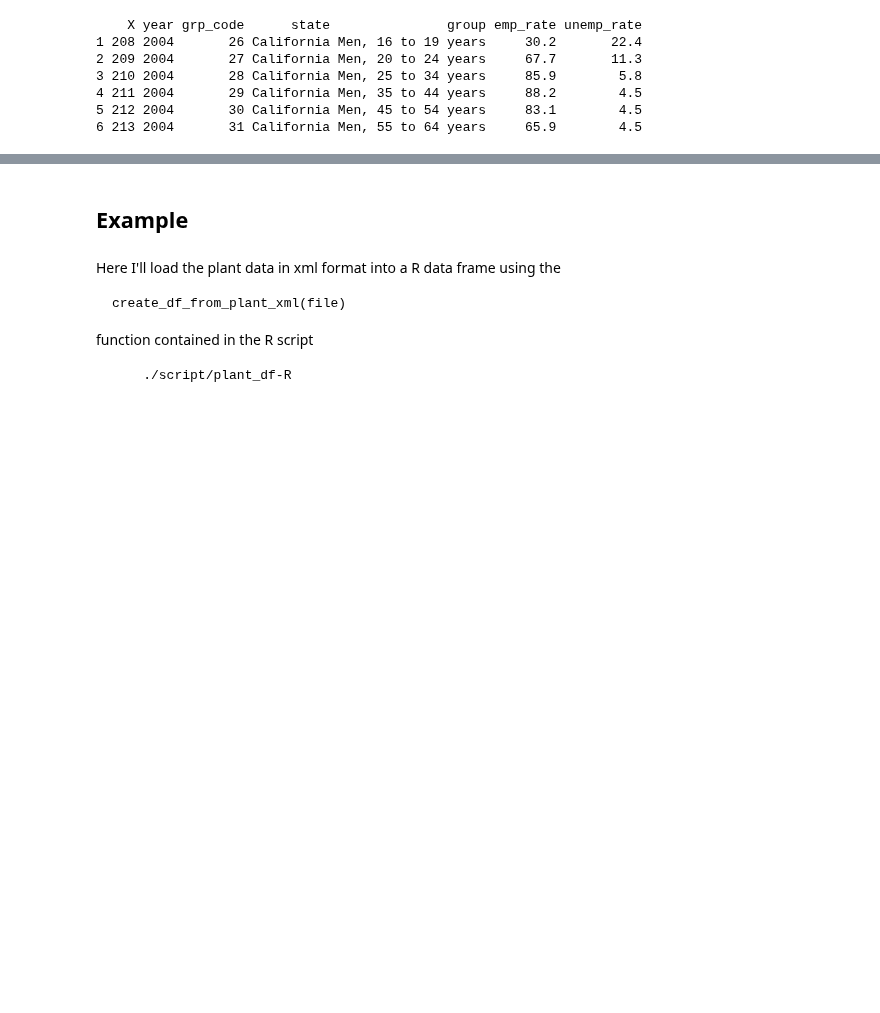
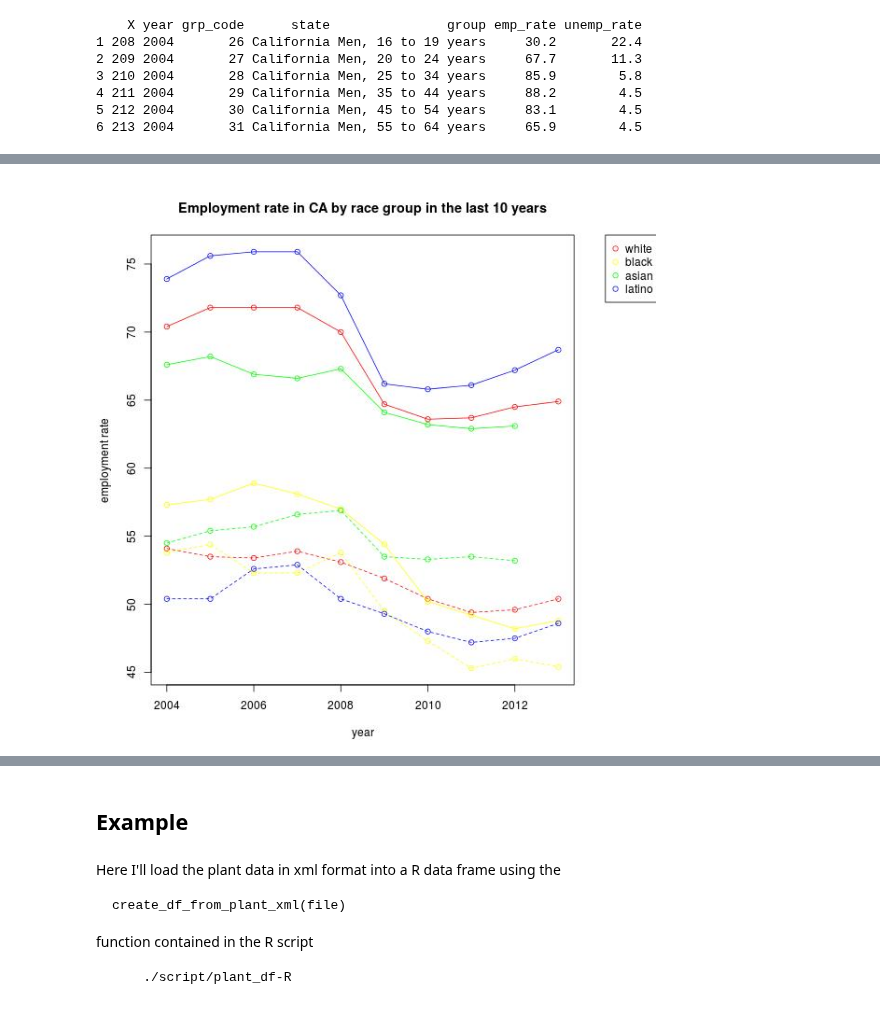
Before and after one commit to yuhanw/Team_Four.0, a Jupyter notebook: notebooks/NB2_data_cleaning.ipynb, the cells around one changed output, grey strips where cells are left out. Cells and saved outputs as stored; diff of their text form; code cells hidden in the pictures; blank space fills up the shorter version.

Commit message:
graphs done

```diff
--- a/notebooks/NB2_data_cleaning.ipynb
+++ b/notebooks/NB2_data_cleaning.ipynb
@@ -474,0 +539,4 @@ Image('trend by age group.jpeg')
+# %%
+Image('trend by race group.jpeg')
+# %% [output]
+[figure, added]
```
Also changed, not shown: parts of 28 cells of this notebook.
